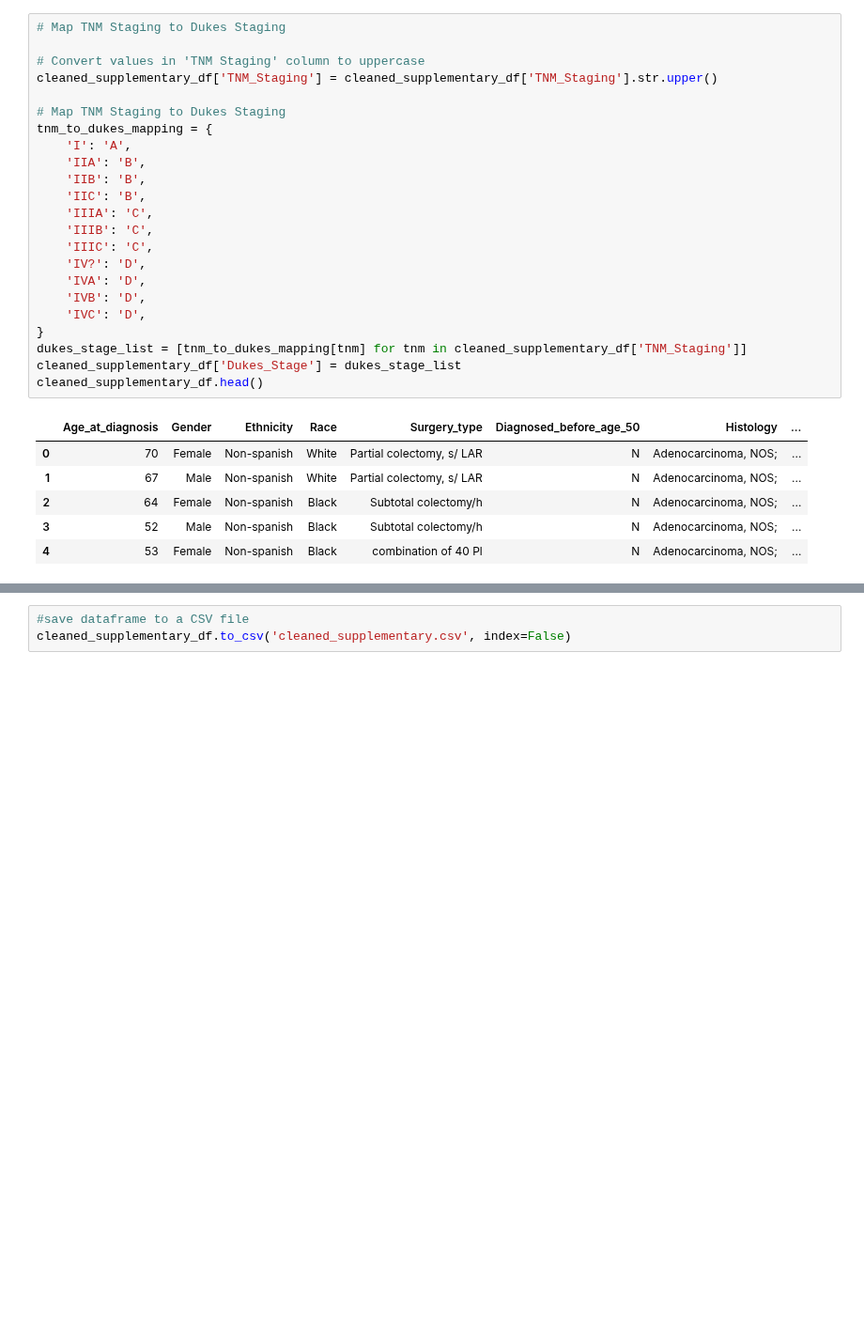
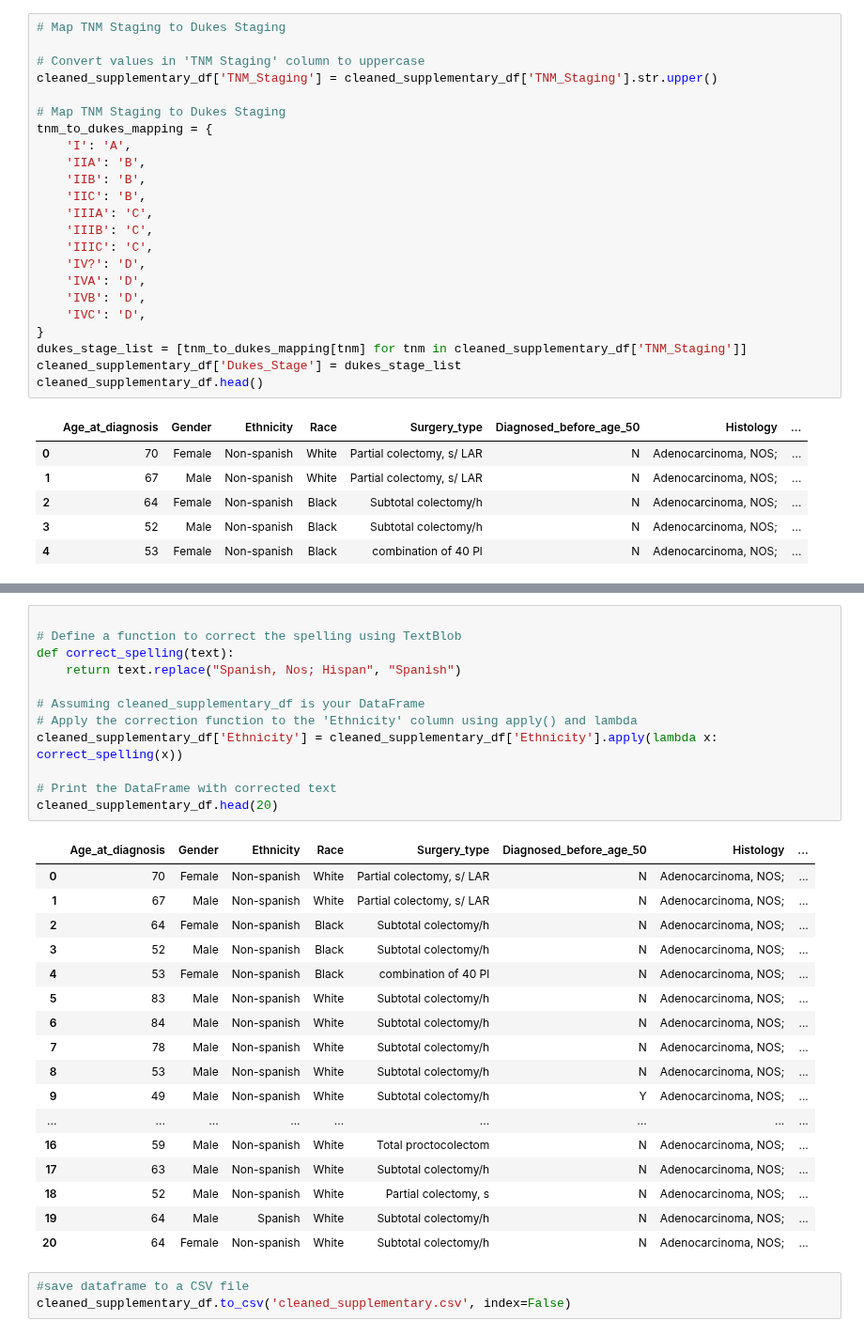
Before and after one commit to dmrey01/Project-3---group-1, a Jupyter notebook: Data_prep.ipynb, the cells around one changed output, grey strips where cells are left out. Shown at 94% size. Saved outputs shown, nothing was run; the diff lists cells and outputs as text; blank space fills up the shorter version.

Commit message:
update for spell check

```diff
--- a/Data_prep.ipynb
+++ b/Data_prep.ipynb
@@ -120,3 +159,33 @@ cleaned_supplementary_df.head()
+# %%
+
+# Define a function to correct the spelling using TextBlob
+def correct_spelling(text):
+    return text.replace("Spanish, Nos; Hispan", "Spanish")
+
+# Assuming cleaned_supplementary_df is your DataFrame
+# Apply the correction function to the 'Ethnicity' column using apply() and lambda
+cleaned_supplementary_df['Ethnicity'] = cleaned_supplementary_df['Ethnicity'].apply(lambda x: correct_spelling(x))
+
+# Print the DataFrame with corrected text
+cleaned_supplementary_df.head(20)
+# %% [output]
+|  | Age_at_diagnosis | Gender | Ethnicity | Race | Surgery_type | Diagnosed_before_age_50 | Histology | ... |
+| 0 | 70 | Female | Non-spanish | White | Partial colectomy, s/ LAR | N | Adenocarcinoma, NOS; | ... |
+| 1 | 67 | Male | Non-spanish | White | Partial colectomy, s/ LAR | N | Adenocarcinoma, NOS; | ... |
+| 2 | 64 | Female | Non-spanish | Black | Subtotal colectomy/h | N | Adenocarcinoma, NOS; | ... |
+| 3 | 52 | Male | Non-spanish | Black | Subtotal colectomy/h | N | Adenocarcinoma, NOS; | ... |
+| 4 | 53 | Female | Non-spanish | Black | combination of 40 Pl | N | Adenocarcinoma, NOS; | ... |
+| 5 | 83 | Male | Non-spanish | White | Subtotal colectomy/h | N | Adenocarcinoma, NOS; | ... |
+| 6 | 84 | Male | Non-spanish | White | Subtotal colectomy/h | N | Adenocarcinoma, NOS; | ... |
+| 7 | 78 | Male | Non-spanish | White | Subtotal colectomy/h | N | Adenocarcinoma, NOS; | ... |
+| 8 | 53 | Male | Non-spanish | White | Subtotal colectomy/h | N | Adenocarcinoma, NOS; | ... |
+| 9 | 49 | Male | Non-spanish | White | Subtotal colectomy/h | Y | Adenocarcinoma, NOS; | ... |
+| ... | ... | ... | ... | ... | ... | ... | ... | ... |
+| 16 | 59 | Male | Non-spanish | White | Total proctocolectom | N | Adenocarcinoma, NOS; | ... |
+| 17 | 63 | Male | Non-spanish | White | Subtotal colectomy/h | N | Adenocarcinoma, NOS; | ... |
+| 18 | 52 | Male | Non-spanish | White | Partial colectomy, s | N | Adenocarcinoma, NOS; | ... |
+| 19 | 64 | Male | Spanish | White | Subtotal colectomy/h | N | Adenocarcinoma, NOS; | ... |
+| 20 | 64 | Female | Non-spanish | White | Subtotal colectomy/h | N | Adenocarcinoma, NOS; | ... |
 # %%
 #save dataframe to a CSV file
 cleaned_supplementary_df.to_csv('cleaned_supplementary.csv', index=False)
```
Also changed, not shown: parts of 4 cells of this notebook, 4 other files.
